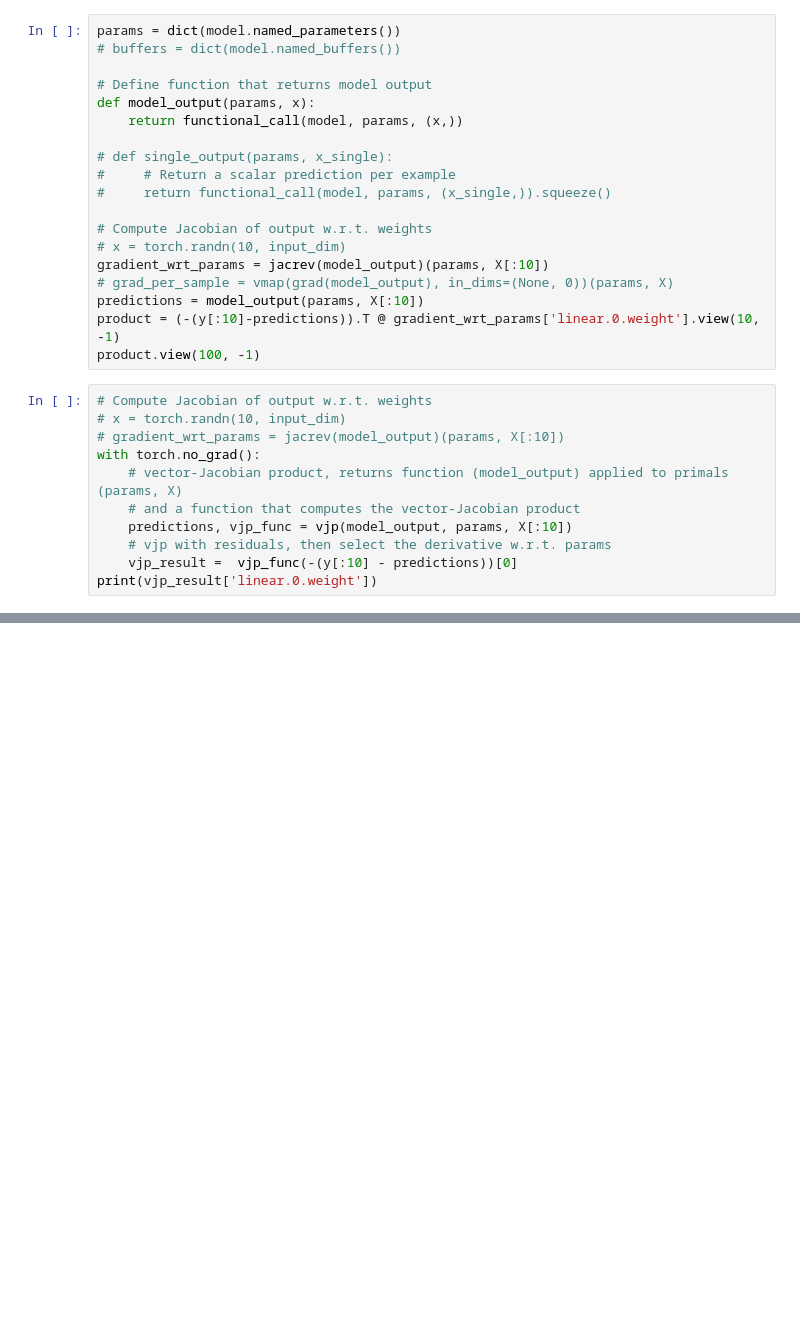
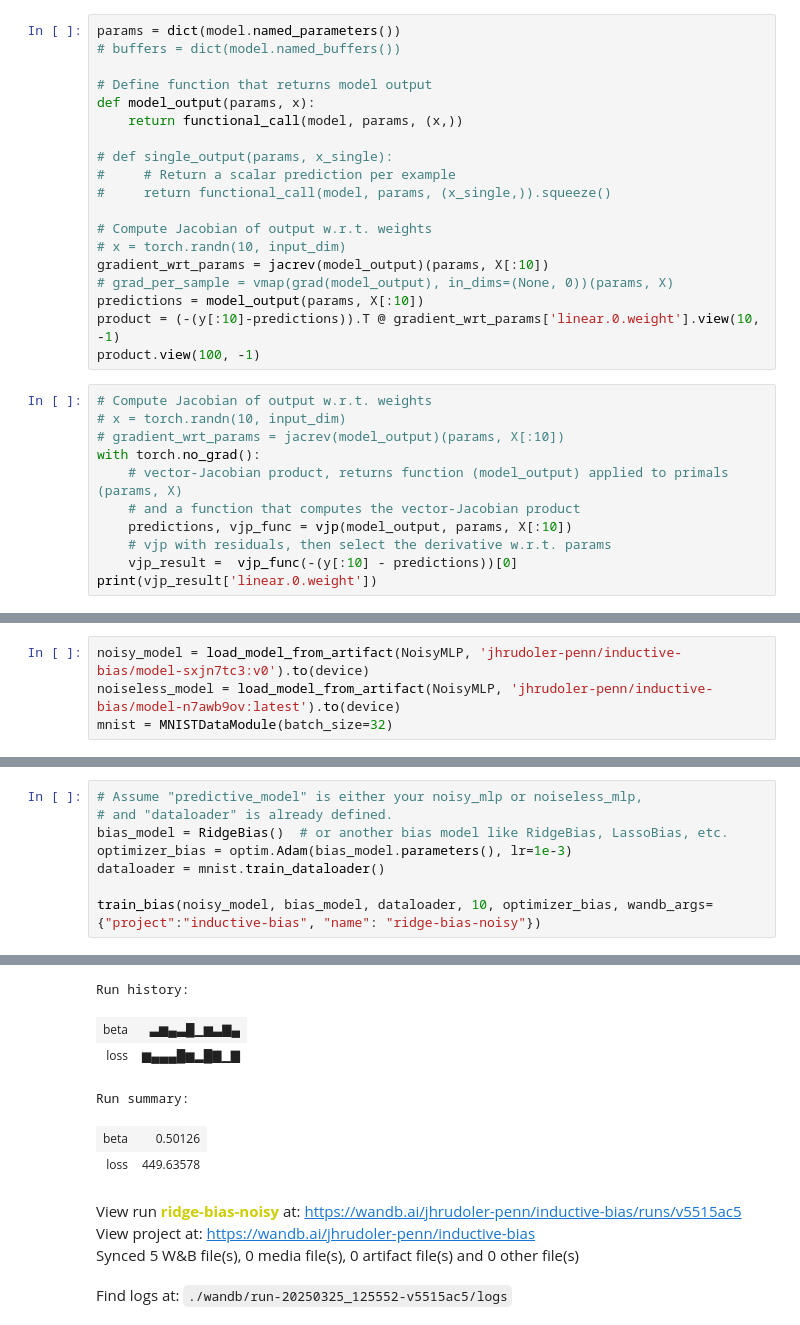
Before and after one commit to jrudoler/estimating-implicit-regularization, a Jupyter notebook: learn-inductive-bias.ipynb, the cells around one changed output, grey strips where cells are left out. Cells and saved outputs as stored; diff of their text form; blank space fills up the shorter version.

```diff
--- a/learn-inductive-bias.ipynb
+++ b/learn-inductive-bias.ipynb
@@ -411,0 +462,4 @@ print(vjp_result['linear.0.weight'])
+# %%
+noisy_model = load_model_from_artifact(NoisyMLP, 'jhrudoler-penn/inductive-bias/model-sxjn7tc3:v0').to(device)
+noiseless_model = load_model_from_artifact(NoisyMLP, 'jhrudoler-penn/inductive-bias/model-n7awb9ov:latest').to(device)
+mnist = MNISTDataModule(batch_size=32)
@@ -411,0 +544,9 @@ print(vjp_result['linear.0.weight'])
+# %%
+# Assume "predictive_model" is either your noisy_mlp or noiseless_mlp,
+# and "dataloader" is already defined.
+bias_model = RidgeBias()  # or another bias model like RidgeBias, LassoBias, etc.
+optimizer_bias = optim.Adam(bias_model.parameters(), lr=1e-3)
+dataloader = mnist.train_dataloader()
+
+train_bias(noisy_model, bias_model, dataloader, 10, optimizer_bias, wandb_args={"project":"inductive-bias", "name": "ridge-bias-noisy"})
+# %% [output]
@@ -411,0 +554,10 @@ print(vjp_result['linear.0.weight'])
+Run history:
+| beta | ▃▆▄▃█▁▆▃▇▄ |
+| loss | ▆▄▄▄█▆▂█▇▁▇ |
+Run summary:
+| beta | 0.50126 |
+| loss | 449.63578 |
+View run ridge-bias-noisy at: https://wandb.ai/jhrudoler-penn/inductive-bias/runs/v5515ac5
+View project at: https://wandb.ai/jhrudoler-penn/inductive-bias
+Synced 5 W&B file(s), 0 media file(s), 0 artifact file(s) and 0 other file(s)
+Find logs at: ./wandb/run-20250325_125552-v5515ac5/logs
```
Also changed, not shown: parts of 19 cells of this notebook, 4 other files.
